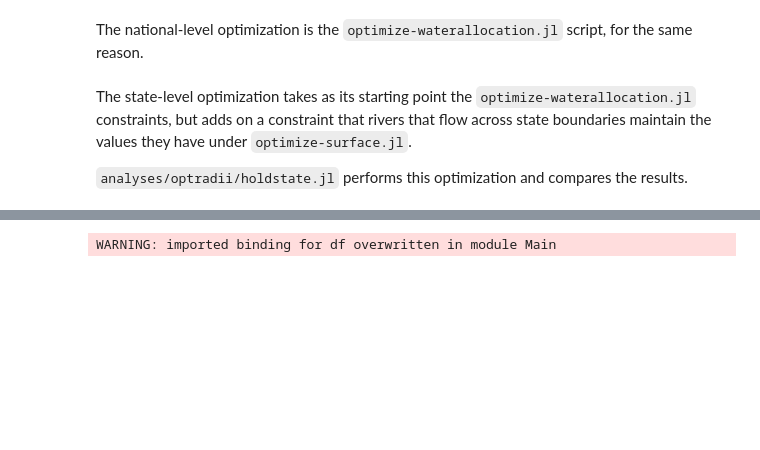
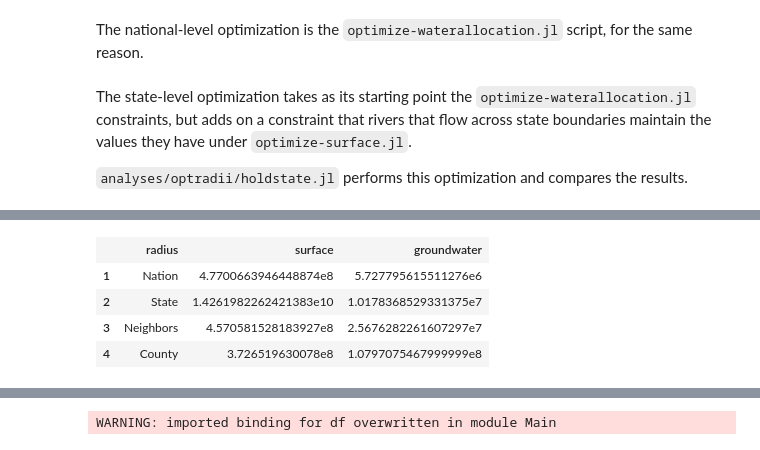
Before and after one commit to AmericasWater/awash, a Jupyter notebook: docs/analyses/Optimization by Radius.ipynb, the cells around one changed output, grey strips where cells are left out. Saved outputs shown, nothing was run; the diff lists cells and outputs as text; code cells hidden in the pictures; blank space fills up the shorter version.

Commit message:
optimization by radius

```diff
--- a/docs/analyses/Optimization by Radius.ipynb
+++ b/docs/analyses/Optimization by Radius.ipynb
@@ -139,0 +75,36 @@ DataFrame(transition=["County2Neighbors", "Neighbors2State", "State2Nation"],
+# %%
+optnation = readtable("../../analyses/optradii/radius-nation.csv");
+optstate = readtable("../../analyses/optradii/radius-state.csv");
+#opt200km = readtable("../../analyses/optradii/radius-200km.csv");
+opt100km = readtable("../../analyses/optradii/radius-100km.csv");
+opt50km = readtable("../../analyses/optradii/radius-50km.csv");
+#opt0km = readtable("../../analyses/optradii/radius-0km.csv");
+optneighbors = readtable("../../analyses/optradii/radius-neighbors.csv");
+optsingle = readtable("../../analyses/optradii/radius-single.csv");
+optcounty = readtable("../../analyses/optradii/radius-nothing.csv");
+# %%
+DataFrame(radius=["Nation", "State", "Neighbors", "County"], # "200 km", "0 km", "100 km", "50 km", "Single",
+    surface=[sum(optnation[optnation[:variable] .== "withdrawals", :optimized]),
+        sum(optstate[optstate[:variable] .== "withdrawals", :optimized]),
+#        sum(opt200km[opt200km[:variable] .== "withdrawals", :optimized]),
+#        sum(opt100km[opt100km[:variable] .== "withdrawals", :optimized]),
+#        sum(opt50km[opt50km[:variable] .== "withdrawals", :optimized]),
+#        sum(opt0km[opt0km[:variable] .== "withdrawals", :optimized]),
+        sum(optneighbors[optneighbors[:variable] .== "withdrawals", :optimized]),
+#        sum(optsingle[optsingle[:variable] .== "withdrawals", :optimized]),
+        sum(optcounty[optcounty[:variable] .== "withdrawals", :optimized])],
+    groundwater=[sum(optnation[optnation[:variable] .== "waterfromgw", :optimized]),
+        sum(optstate[optstate[:variable] .== "waterfromgw", :optimized]),
+#        sum(opt200km[opt200km[:variable] .== "waterfromgw", :optimized]),
+#        sum(opt100km[opt100km[:variable] .== "waterfromgw", :optimized]),
+#        sum(opt50km[opt50km[:variable] .== "waterfromgw", :optimized]),
+#        sum(opt0km[opt0km[:variable] .== "waterfromgw", :optimized]),
+        sum(optneighbors[optneighbors[:variable] .== "waterfromgw", :optimized]),
+#        sum(optsingle[optsingle[:variable] .== "waterfromgw", :optimized]),
+        sum(optcounty[optcounty[:variable] .== "waterfromgw", :optimized])])
+# %% [output]
+|  | radius | surface | groundwater |
+| 1 | Nation | 4.7700663946448874e8 | 5.727795615511276e6 |
+| 2 | State | 1.4261982262421383e10 | 1.0178368529331375e7 |
+| 3 | Neighbors | 4.570581528183927e8 | 2.5676282261607297e7 |
+| 4 | County | 3.726519630078e8 | 1.0797075467999999e8 |
```
Also changed, not shown: parts of 12 cells of this notebook, 15 other files.
